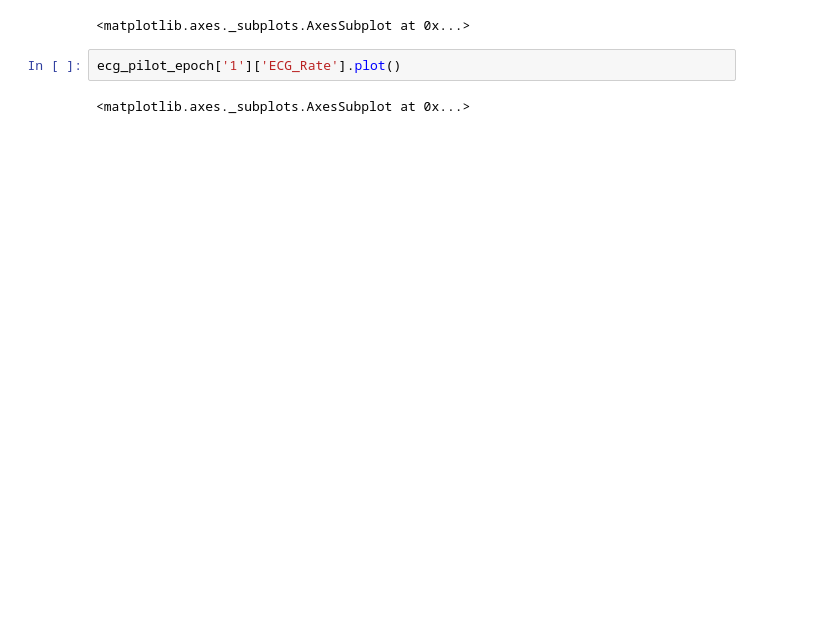
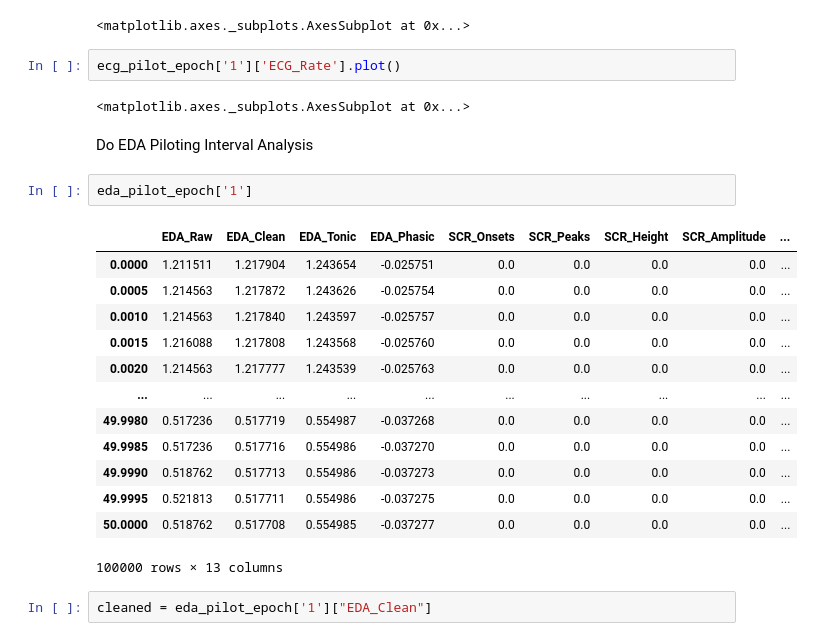
Before and after one commit to johnnyzhang295/HOME, a Jupyter notebook: Part206ExampleVisualization.ipynb, the cells around one changed output. Drawn from its saved outputs; the diff is of its cells as text; blank space fills up the shorter version.

```diff
--- a/Part206ExampleVisualization.ipynb
+++ b/Part206ExampleVisualization.ipynb
@@ -174,3 +174,23 @@ nk.standardize(ecg).plot()  # Plot scaled signals"
 ecg_pilot_epoch['1']['ECG_Rate'].plot()
 # %% [output]
 <matplotlib.axes._subplots.AxesSubplot at 0x...>
+# %% [markdown]
+Do EDA Piloting Interval Analysis
+# %%
+eda_pilot_epoch['1']
+# %% [output]
+|  | EDA_Raw | EDA_Clean | EDA_Tonic | EDA_Phasic | SCR_Onsets | SCR_Peaks | SCR_Height | SCR_Amplitude | ... |
+| 0.0000 | 1.211511 | 1.217904 | 1.243654 | -0.025751 | 0.0 | 0.0 | 0.0 | 0.0 | ... |
+| 0.0005 | 1.214563 | 1.217872 | 1.243626 | -0.025754 | 0.0 | 0.0 | 0.0 | 0.0 | ... |
+| 0.0010 | 1.214563 | 1.217840 | 1.243597 | -0.025757 | 0.0 | 0.0 | 0.0 | 0.0 | ... |
+| 0.0015 | 1.216088 | 1.217808 | 1.243568 | -0.025760 | 0.0 | 0.0 | 0.0 | 0.0 | ... |
+| 0.0020 | 1.214563 | 1.217777 | 1.243539 | -0.025763 | 0.0 | 0.0 | 0.0 | 0.0 | ... |
+| ... | ... | ... | ... | ... | ... | ... | ... | ... | ... |
+| 49.9980 | 0.517236 | 0.517719 | 0.554987 | -0.037268 | 0.0 | 0.0 | 0.0 | 0.0 | ... |
+| 49.9985 | 0.517236 | 0.517716 | 0.554986 | -0.037270 | 0.0 | 0.0 | 0.0 | 0.0 | ... |
+| 49.9990 | 0.518762 | 0.517713 | 0.554986 | -0.037273 | 0.0 | 0.0 | 0.0 | 0.0 | ... |
+| 49.9995 | 0.521813 | 0.517711 | 0.554986 | -0.037275 | 0.0 | 0.0 | 0.0 | 0.0 | ... |
+| 50.0000 | 0.518762 | 0.517708 | 0.554985 | -0.037277 | 0.0 | 0.0 | 0.0 | 0.0 | ... |
+100000 rows × 13 columns
+# %%
+cleaned = eda_pilot_epoch['1']["EDA_Clean"]
```
Also changed, not shown: parts of 11 cells of this notebook.
